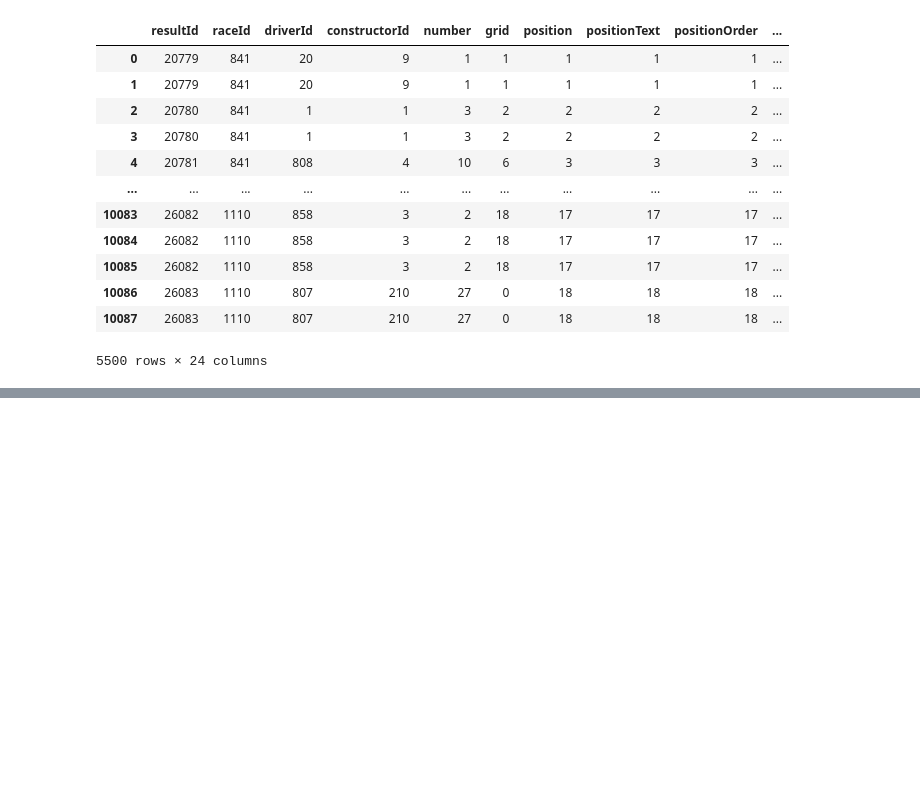
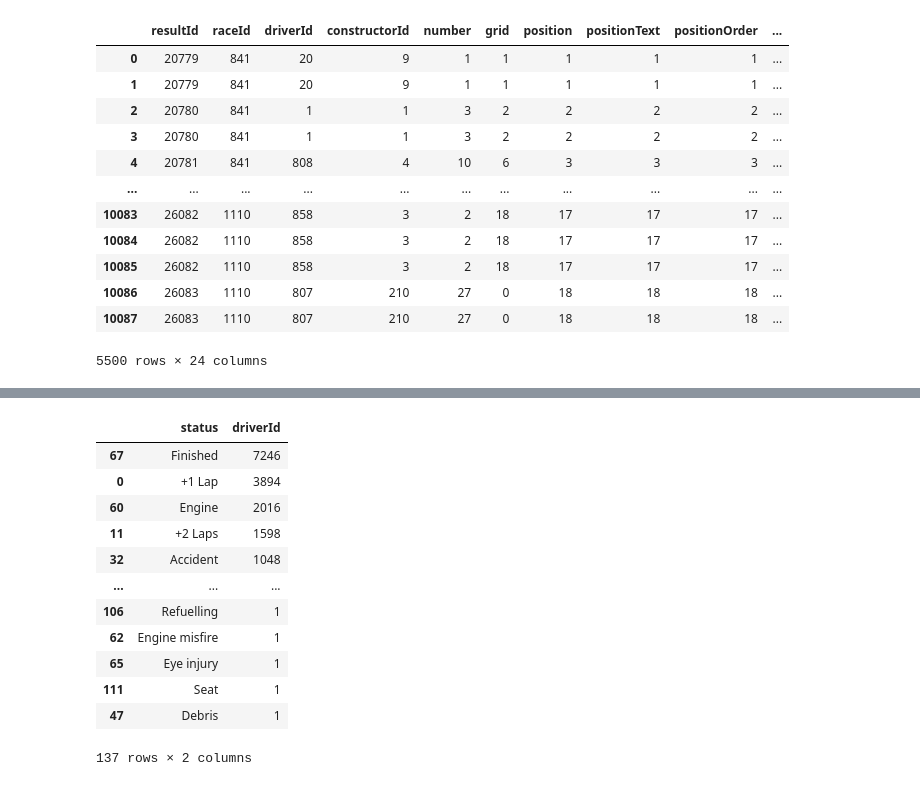
Before and after one commit to Oseiasdfarias/estatistica_do_basico_ao_avancado_EBA, a Jupyter notebook: python_basico/analise_de_dados_formula1.ipynb, the cells around one changed output, grey strips where cells are left out. Drawn from its saved outputs; the diff is of its cells as text; code cells hidden in the pictures; blank space fills up the shorter version.

```diff
--- a/python_basico/analise_de_dados_formula1.ipynb
+++ b/python_basico/analise_de_dados_formula1.ipynb
@@ -426,0 +495,6 @@ lista_colunas = ['number', 'grid', 'position', 'positionText',
+# %%
+drivers_grouped_status = (drives_results
+                         .groupby("status")
+                         ["driverId"].count()
+                         .to_frame()
+                         .reset_index())
@@ -426,0 +521,16 @@ lista_colunas = ['number', 'grid', 'position', 'positionText',
+# %%
+drivers_grouped_status.sort_values(by="driverId", ascending=False)
+# %% [output]
+|  | status | driverId |
+| 67 | Finished | 7246 |
+| 0 | +1 Lap | 3894 |
+| 60 | Engine | 2016 |
+| 11 | +2 Laps | 1598 |
+| 32 | Accident | 1048 |
+| ... | ... | ... |
+| 106 | Refuelling | 1 |
+| 62 | Engine misfire | 1 |
+| 65 | Eye injury | 1 |
+| 111 | Seat | 1 |
+| 47 | Debris | 1 |
+137 rows × 2 columns
```
Also changed, not shown: parts of 11 cells of this notebook.
